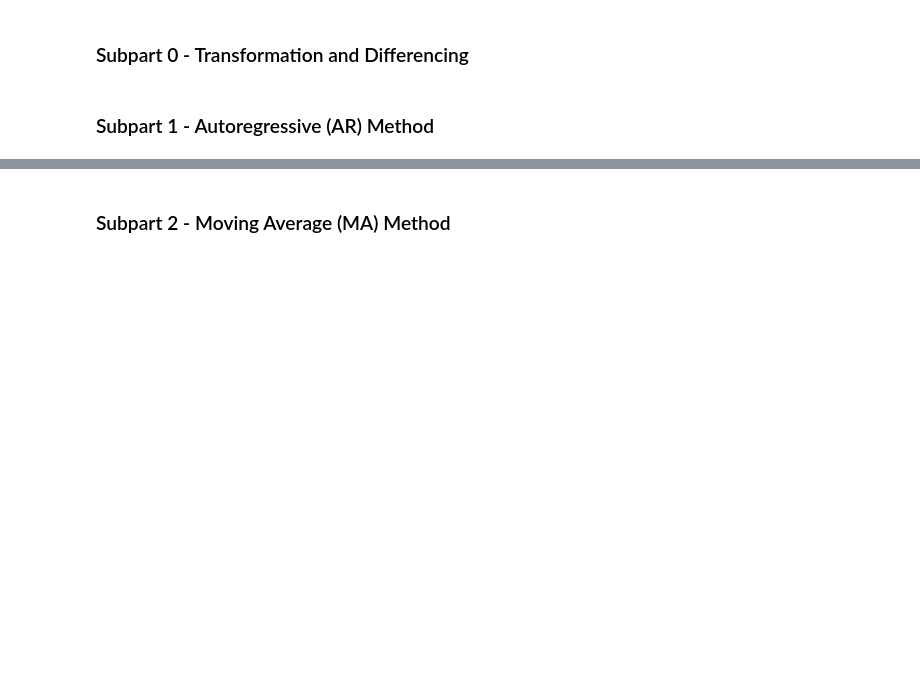
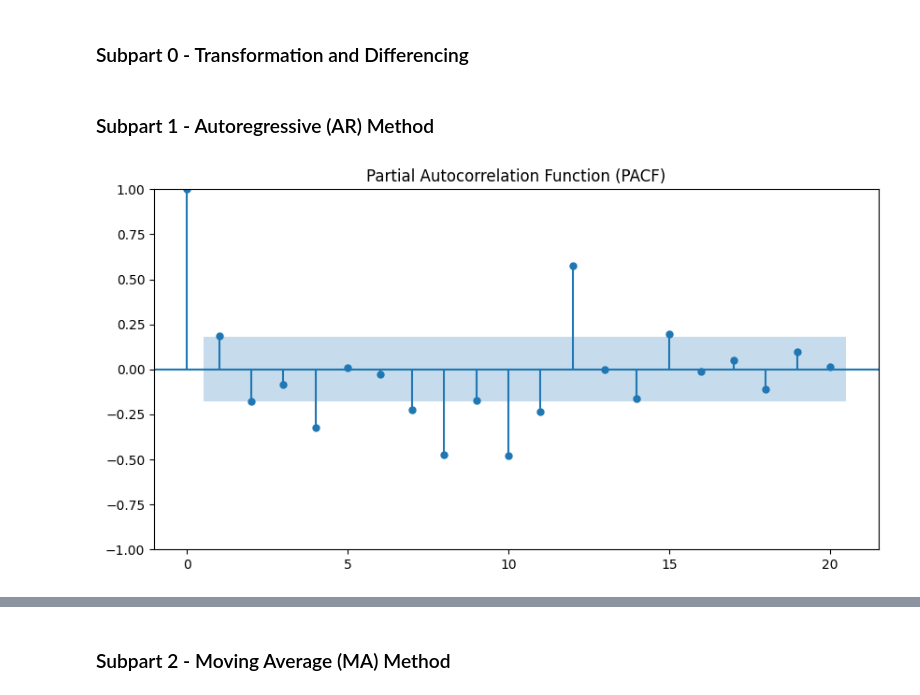
Before and after one commit to GoutamKonala/Time_Series_Analysis_Graded, a Jupyter notebook: TSA_Graded_Exercise.ipynb, the cells around one changed output, grey strips where cells are left out. Cells and saved outputs as stored; diff of their text form; code cells hidden in the pictures; blank space fills up the shorter version.

```diff
--- a/TSA_Graded_Exercise.ipynb
+++ b/TSA_Graded_Exercise.ipynb
@@ -467,17 +586,21 @@ In this part of the demonstration, you will fit autoregressive models. You will
 # Apply the Box-Cox transformation on the training data using the 'boxcox' method
 # Note: Convert the resulting list into a Pandas Series with a suitable index
 # Note: Use 'lmbda = 0'
-df_boxcox = ##### CODE HERE #####
+df_boxcox = pd.Series(boxcox(df_train['Passengers'], lmbda=0), index=df_train.index)
 # %%
 # Apply the differencing transformation on the Box-Cox transformed training data
-df_boxcox_diff = ##### CODE HERE #####
+df_boxcox_diff = df_boxcox.diff().dropna()
 # %% [markdown]
 ### Subpart 1 - Autoregressive (AR) Method
 # %%
 # Use the 'plot_pacf' method to look at the partial autocorrelation values for the training data for various lag orders
 # Note: The 'plot_pacf' method assumes stationarity of time series, so use the 'df_boxcox_diff' data
 # Note: Since differencing results in a missing value at the beginning of 'df_boxcox_diff', we must exclude it
-##### CODE HERE #####
+plt.figure(figsize = (10, 5))
+plot_pacf(df_boxcox_diff, lags = 20, ax = plt.gca())
+plt.title('Partial Autocorrelation Function (PACF)');
+# %% [output]
+[figure, added]
 # %%
 # Fit an AR model to the transformed training data with lag order 7 and view its optimal parameter values
 # Note: Higher lag orders can be used at the cost of model complexity, but for this exercise, kindly use 'p = 7'
```
Also changed, not shown: parts of 54 cells of this notebook.
